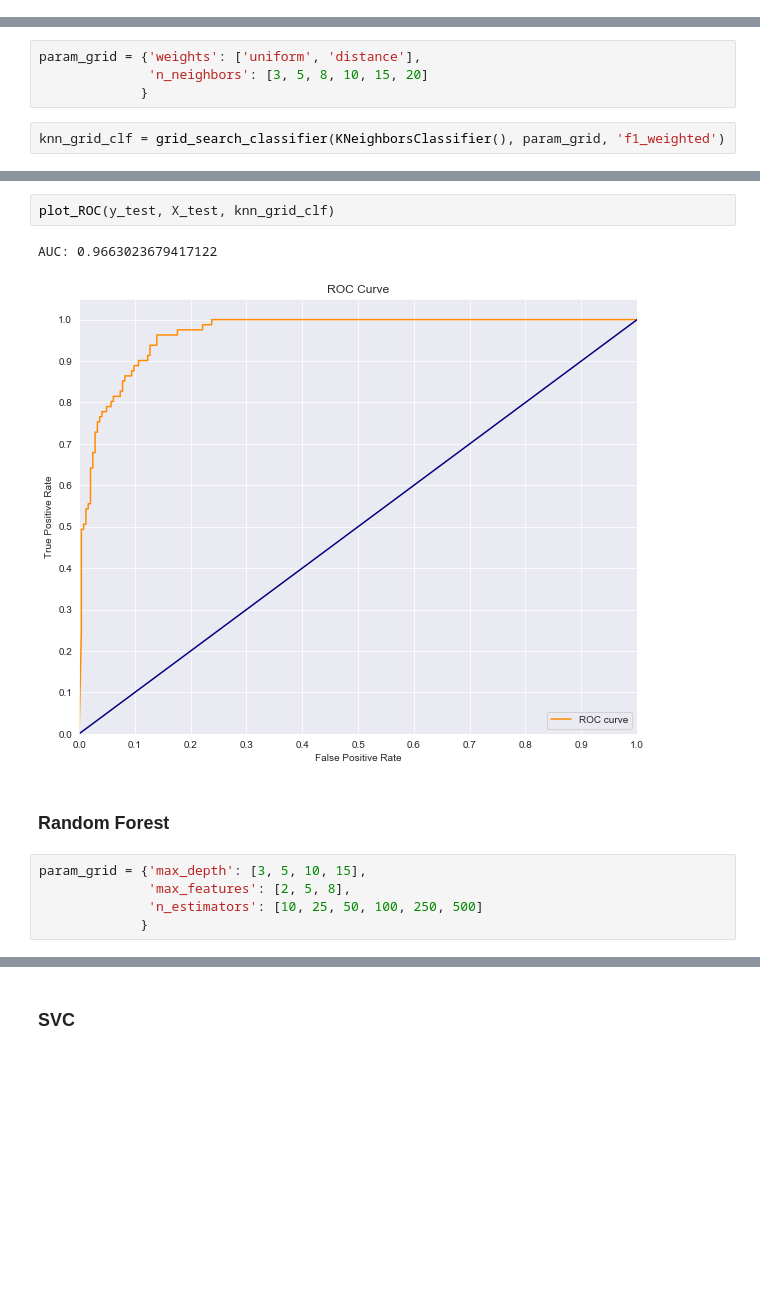
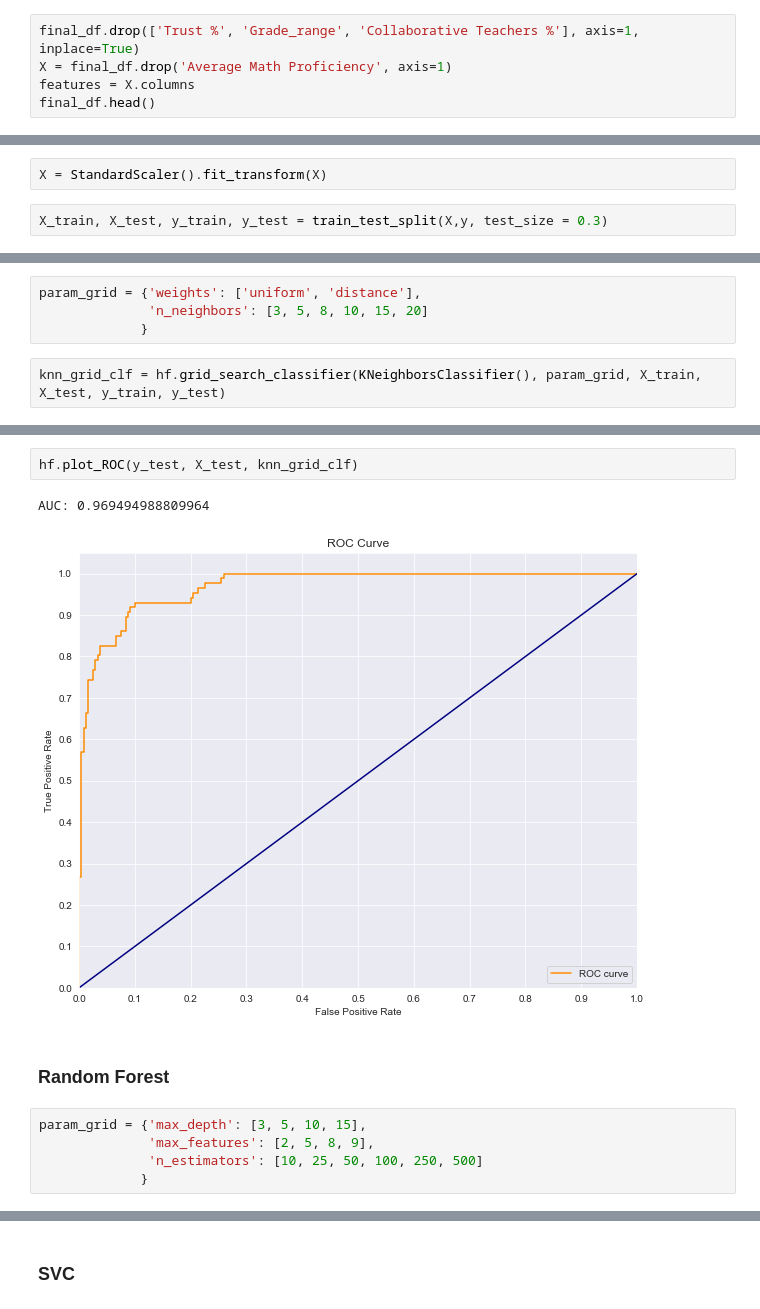
Before and after one commit to zapatos24/The_Minority_Math_Problem, a Jupyter notebook: final_notebook.ipynb, the cells around one changed output, grey strips where cells are left out. Drawn from its saved outputs; the diff is of its cells as text; blank space fills up the shorter version.

```diff
--- a/final_notebook.ipynb
+++ b/final_notebook.ipynb
@@ -460,0 +250,5 @@ def plot_ROC(y_test, X_test, grid_clf):
+# %%
+final_df.drop(['Trust %', 'Grade_range', 'Collaborative Teachers %'], axis=1, inplace=True)
+X = final_df.drop('Average Math Proficiency', axis=1)
+features = X.columns
+final_df.head()
@@ -460,0 +263,4 @@ def plot_ROC(y_test, X_test, grid_clf):
+# %%
+X = StandardScaler().fit_transform(X)
+# %%
+X_train, X_test, y_train, y_test = train_test_split(X,y, test_size = 0.3)
@@ -465,6 +302,6 @@ param_grid = {'weights': ['uniform', 'distance'],
               'n_neighbors': [3, 5, 8, 10, 15, 20]
              }
 # %%
-knn_grid_clf = grid_search_classifier(KNeighborsClassifier(), param_grid, 'f1_weighted')
+knn_grid_clf = hf.grid_search_classifier(KNeighborsClassifier(), param_grid, X_train, X_test, y_train, y_test)
 # %% [output]
 Grid Search found the following optimal parameters:
@@ -487,13 +324,13 @@ Accuracy score: 0.91
 # %%
-plot_ROC(y_test, X_test, knn_grid_clf)
+hf.plot_ROC(y_test, X_test, knn_grid_clf)
 # %% [output]
-AUC: 0.9663023679417122
+AUC: 0.969494988809964
-[figure, old version]
+[figure, new version]
 # %% [markdown]
 ### Random Forest
 # %%
 param_grid = {'max_depth': [3, 5, 10, 15],
-              'max_features': [2, 5, 8],
+              'max_features': [2, 5, 8, 9],
               'n_estimators': [10, 25, 50, 100, 250, 500]
              }
 # %%
```
Also changed, not shown: parts of 61 cells of this notebook, 2 other files.
